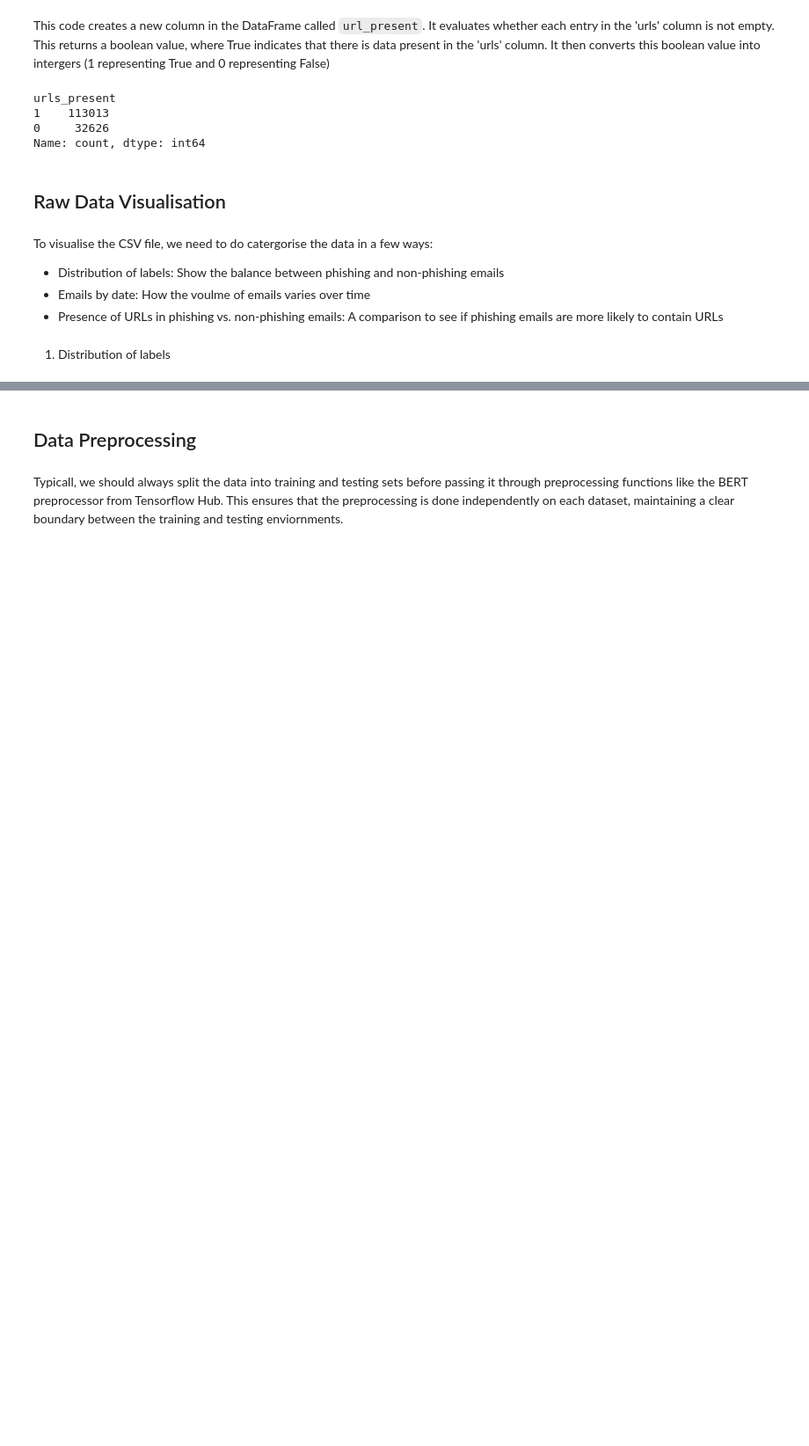
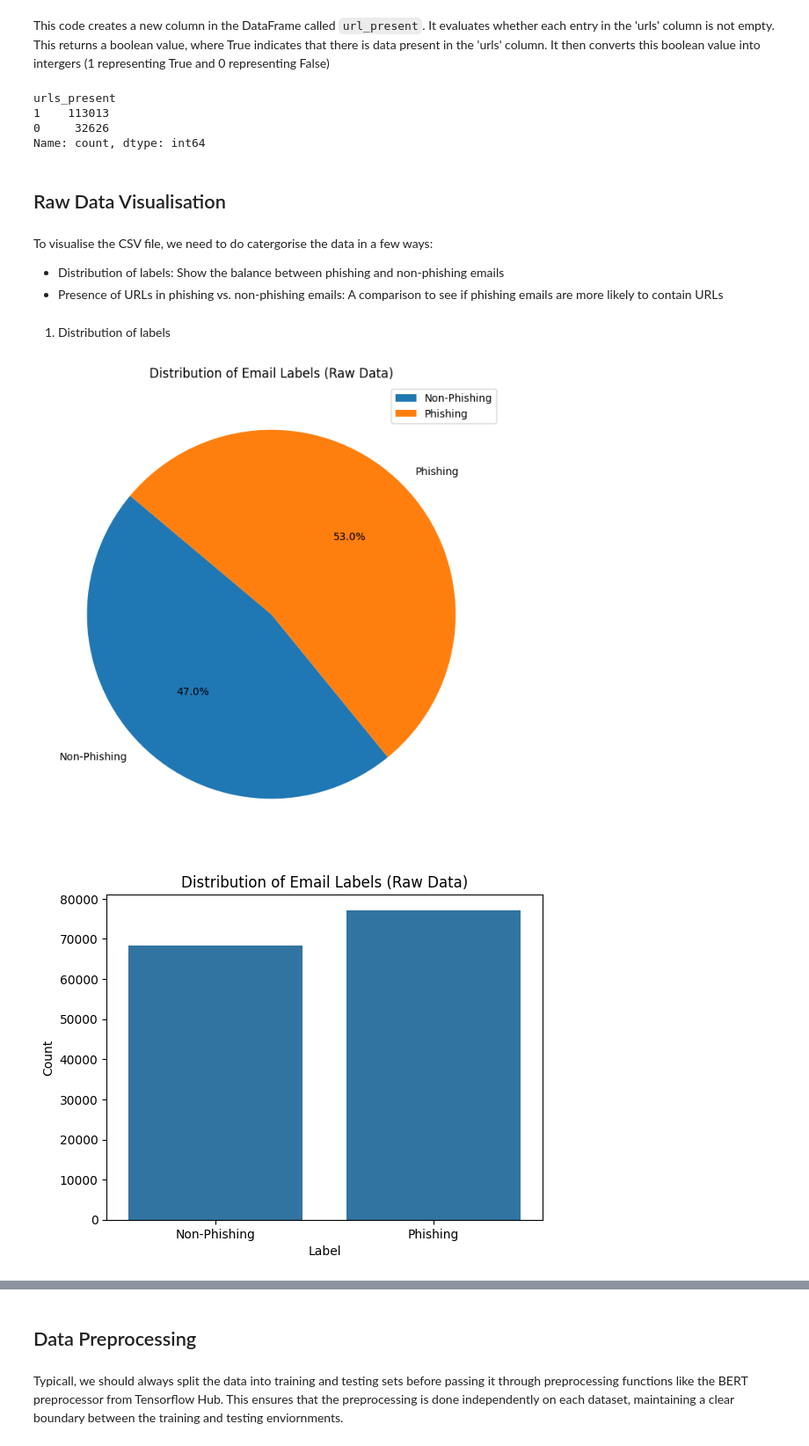
Before and after one commit to mrmrjing/PhishingEmailClassification, a Jupyter notebook: EmailClassification.ipynb, the cells around one changed output, grey strips where cells are left out. Shown at 88% size. Drawn from its saved outputs; the diff is of its cells as text; code cells hidden in the pictures; blank space fills up the shorter version.

Commit message:
Added pie charts to reflect percentages

```diff
--- a/EmailClassification.ipynb
+++ b/EmailClassification.ipynb
@@ -54,7 +54,28 @@ Name: count, dtype: int64
 To visualise the CSV file, we need to do catergorise the data in a few ways:
 
 - Distribution of labels: Show the balance between phishing and non-phishing emails
-- Emails by date: How the voulme of emails varies over time
 - Presence of URLs in phishing vs. non-phishing emails: A comparison to see if phishing emails are more likely to contain URLs
 # %% [markdown]
 1. Distribution of labels
+# %%
+# Show the pie chart
+non_phishing_count = data[data['label'] == 0].shape[0]
+phishing_count = data[data['label'] == 1].shape[0]
+counts = [non_phishing_count, phishing_count]
+labels = ['Non-Phishing', 'Phishing']
+plt.figure(figsize=(8, 8))
+plt.pie(counts, labels=labels, autopct='%1.1f%%', startangle=140)
+plt.title('Distribution of Email Labels (Raw Data)')
+plt.legend(loc="best")
+
+# Show the bar chart
+plt.show()
+sns.countplot(x='label', data=data)
+plt.title('Distribution of Email Labels (Raw Data)')
+plt.xlabel('Label')
+plt.ylabel('Count')
+plt.xticks([0, 1], ['Non-Phishing', 'Phishing'])
+plt.show()
+# %% [output]
+[figure, added]
+[figure, added]
```
Also changed, not shown: parts of 7 cells of this notebook, 1 other file.
